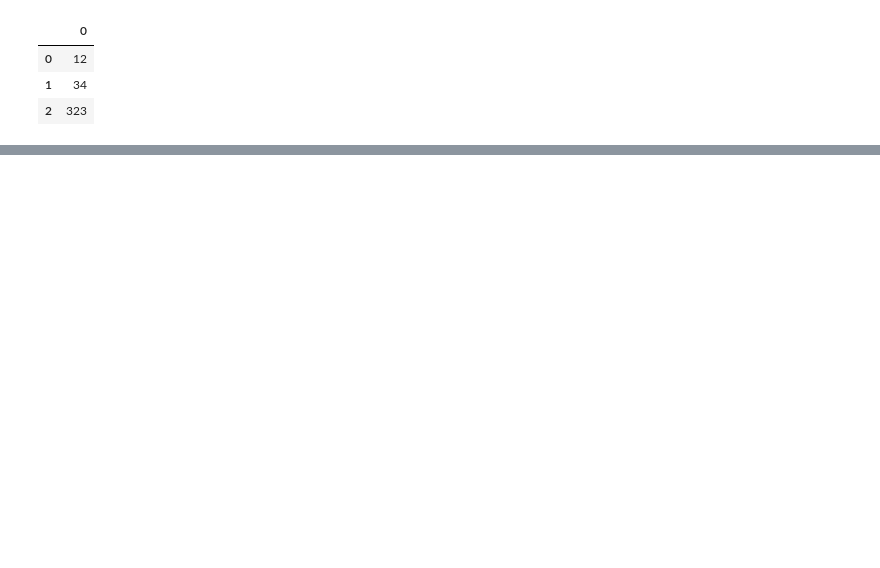
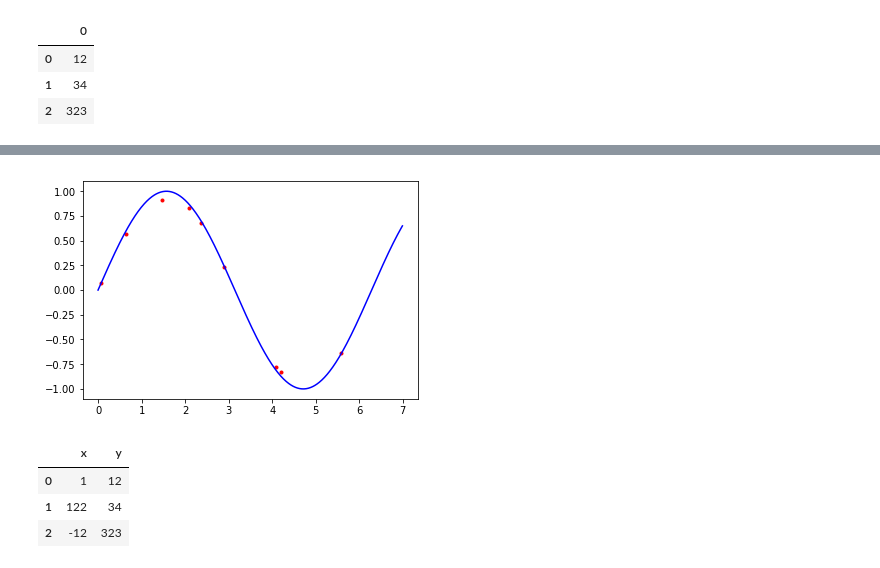
Before and after one commit to csielee/2018ML, a Jupyter notebook: HW1/HW1.ipynb, the cells around one changed output, grey strips where cells are left out. Cells and saved outputs as stored; diff of their text form; code cells hidden in the pictures; blank space fills up the shorter version.

```diff
--- a/HW1/HW1.ipynb
+++ b/HW1/HW1.ipynb
@@ -70,0 +202,15 @@ pd.DataFrame(b)
+# %%
+import random
+import math
+sin_data = []
+random_dis = [random.random() for i in range(10)]
+random_dis = [sum(random_dis[0:i+1])/sum(random_dis) for i in range(9)]
+
+for i in random_dis:
+    x = x_range[round(i*len(x_range))]
+    y = math.sin(x) * (0.9 + 0.2*random.random())
+    sin_data.append([x,y])
+# %%
+input_data_sin = pd.DataFrame(sin_data)
+input_data_sin.columns = ['x', 'y']
+input_data_sin
@@ -70,0 +228,12 @@ pd.DataFrame(b)
+# %%
+#input_data = pd.read_csv(input_file, header=None, names=['x', 'y'])
+plt.plot(input_data_sin['x'], input_data_sin['y'], 'r.')
+plt.plot(x_range, [math.sin(x) for x in x_range], 'b')
+plt.show()
+input_data
+# %% [output]
+[figure, added]
+|  | x | y |
+| 0 | 1 | 12 |
+| 1 | 122 | 34 |
+| 2 | -12 | 323 |
```
Also changed, not shown: parts of 15 cells of this notebook.
